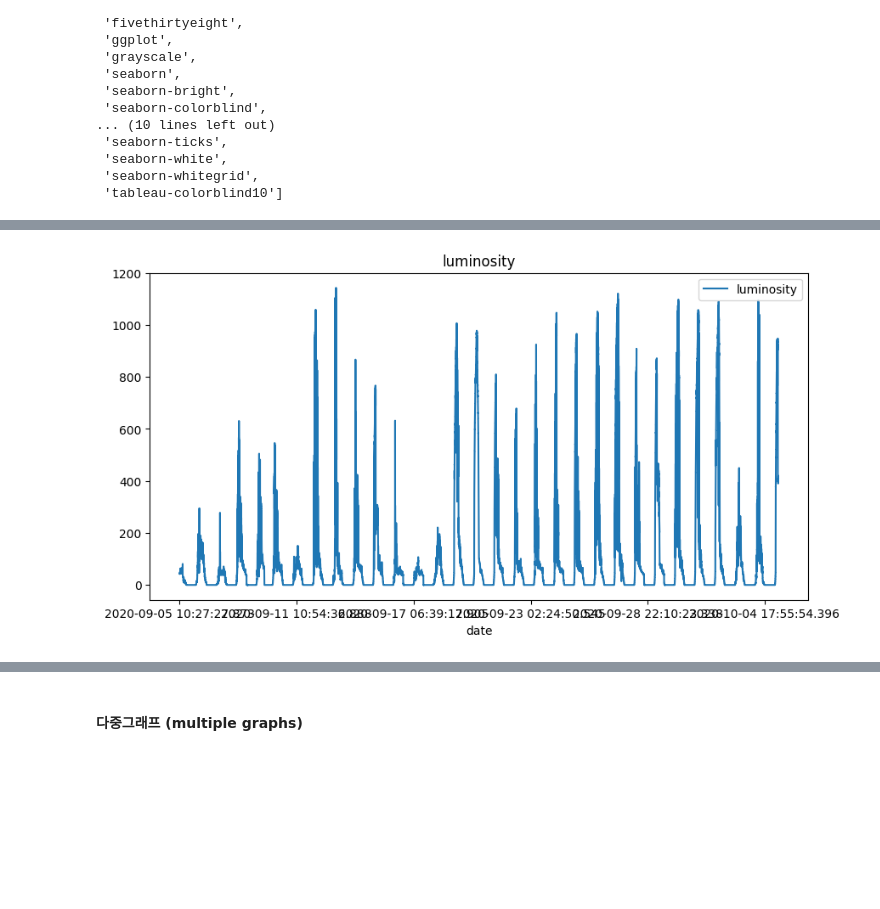
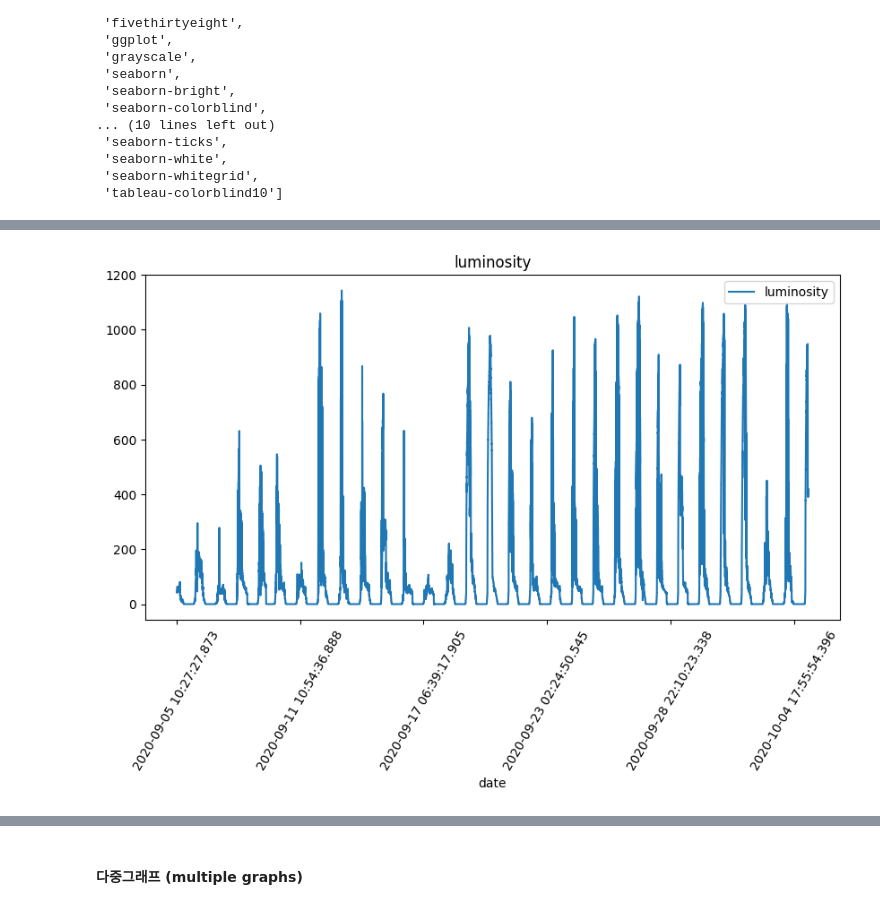
Before and after one commit to rldckd0103/pdm02, a Jupyter notebook: py-pandas/pandas_6_iot_nano33.ipynb, the cells around one changed output, grey strips where cells are left out. Cells and saved outputs as stored; diff of their text form; code cells hidden in the pictures; blank space fills up the shorter version.

```diff
--- a/py-pandas/pandas_6_iot_nano33.ipynb
+++ b/py-pandas/pandas_6_iot_nano33.ipynb
@@ -311,7 +324,8 @@ plt.show()
 # %%
 iot_data.plot(x='date', y='luminosity', figsize=(10,5), title='luminosity')
+plt.xticks(rotation=60)
 plt.show()
 # %% [output]
-[figure, old version]
+[figure, new version]
 # %%
 iot_data.plot(x='date', y='pressure', figsize=(10,5), title='pressure')
```
Also changed, not shown: parts of 16 cells of this notebook.
